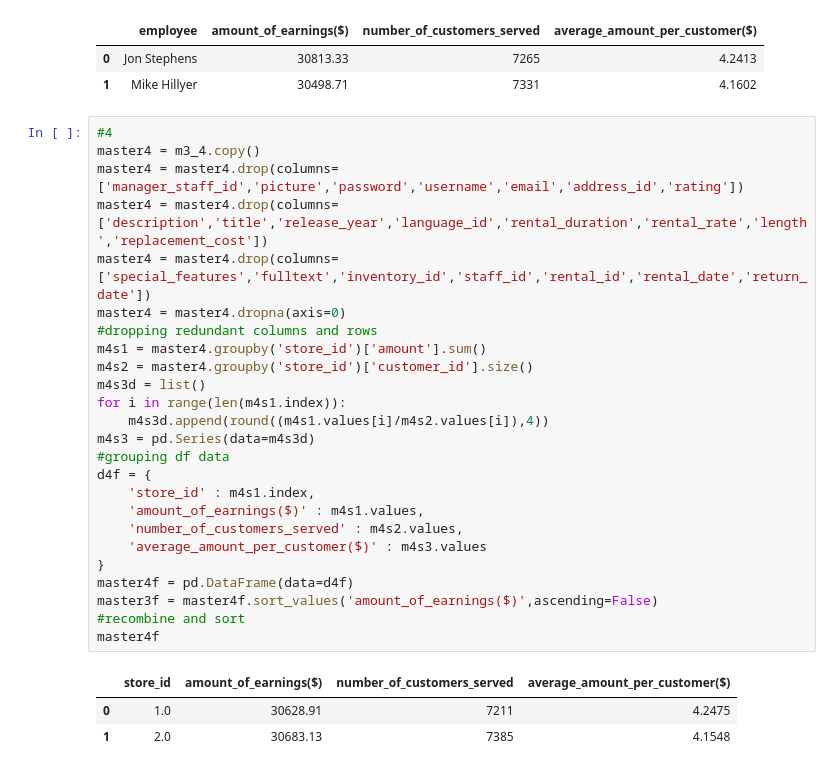
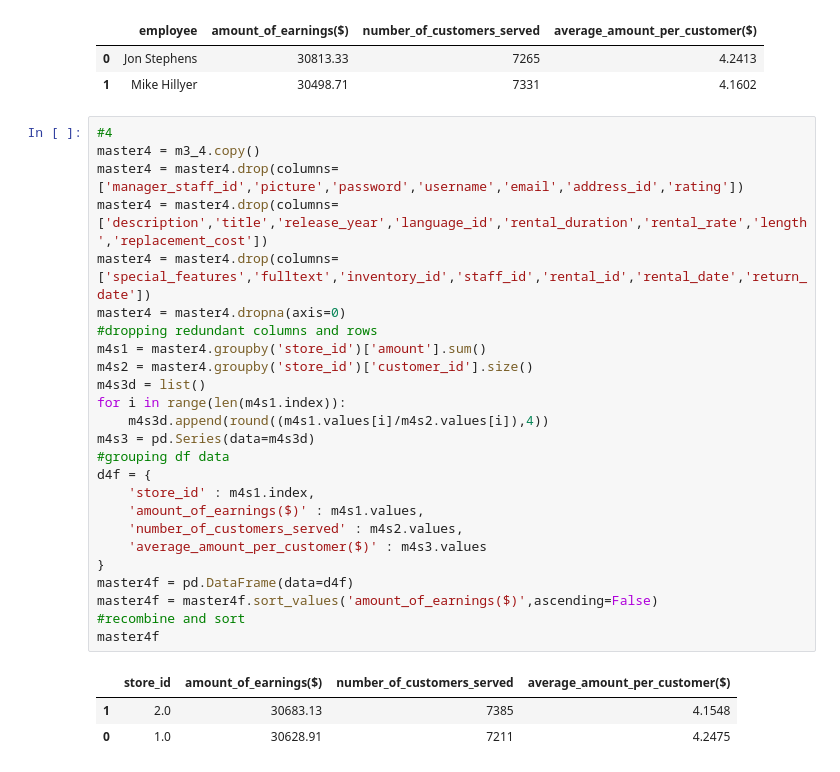
Before and after one commit to vick998/Banzae-py, a Jupyter notebook: Top5s.ipynb, the cells around one changed output. Cells and saved outputs as stored; diff of their text form.

```diff
--- a/Top5s.ipynb
+++ b/Top5s.ipynb
@@ -344,29 +370,29 @@ master3f
 # %%
 #4
 master4 = m3_4.copy()
 master4 = master4.drop(columns=['manager_staff_id','picture','password','username','email','address_id','rating'])
 master4 = master4.drop(columns=['description','title','release_year','language_id','rental_duration','rental_rate','length','replacement_cost'])
 master4 = master4.drop(columns=['special_features','fulltext','inventory_id','staff_id','rental_id','rental_date','return_date'])
 master4 = master4.dropna(axis=0)
 #dropping redundant columns and rows
 m4s1 = master4.groupby('store_id')['amount'].sum()
 m4s2 = master4.groupby('store_id')['customer_id'].size()
 m4s3d = list()
 for i in range(len(m4s1.index)):
     m4s3d.append(round((m4s1.values[i]/m4s2.values[i]),4))
 m4s3 = pd.Series(data=m4s3d)
 #grouping df data
 d4f = {
     'store_id' : m4s1.index,
     'amount_of_earnings($)' : m4s1.values,
     'number_of_customers_served' : m4s2.values,
     'average_amount_per_customer($)' : m4s3.values
 }
 master4f = pd.DataFrame(data=d4f)
-master3f = master4f.sort_values('amount_of_earnings($)',ascending=False)
+master4f = master4f.sort_values('amount_of_earnings($)',ascending=False)
 #recombine and sort
 master4f
 # %% [output]
 |  | store_id | amount_of_earnings($) | number_of_customers_served | average_amount_per_customer($) |
+| 1 | 2.0 | 30683.13 | 7385 | 4.1548 |
 | 0 | 1.0 | 30628.91 | 7211 | 4.2475 |
-| 1 | 2.0 | 30683.13 | 7385 | 4.1548 |
```
Also changed, not shown: parts of 15 cells of this notebook, 1 other file.
